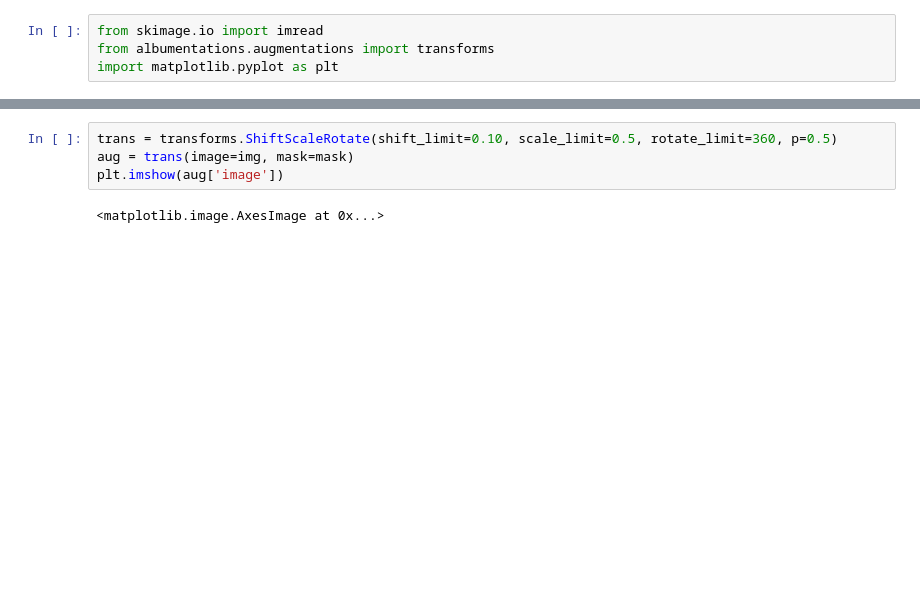
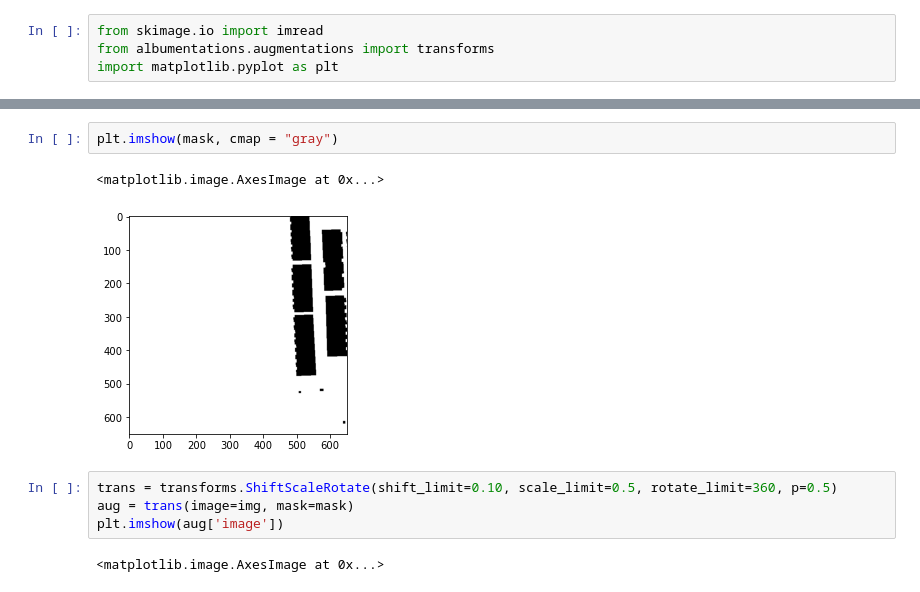
Before and after one commit to bryanjonas/pytorch-nested-unet, a Jupyter notebook: ImageViewing.ipynb, the cells around one changed output, grey strips where cells are left out. Cells and saved outputs as stored; diff of their text form; blank space fills up the shorter version.

```diff
--- a/ImageViewing.ipynb
+++ b/ImageViewing.ipynb
@@ -61,3 +61,8 @@ plt.imshow(img)
+# %%
+plt.imshow(mask, cmap = "gray")
+# %% [output]
+<matplotlib.image.AxesImage at 0x...>
+[figure, added]
 # %%
 trans = transforms.ShiftScaleRotate(shift_limit=0.10, scale_limit=0.5, rotate_limit=360, p=0.5)
 aug = trans(image=img, mask=mask)
```
Also changed, not shown: parts of 2 cells of this notebook, 5 other files.
